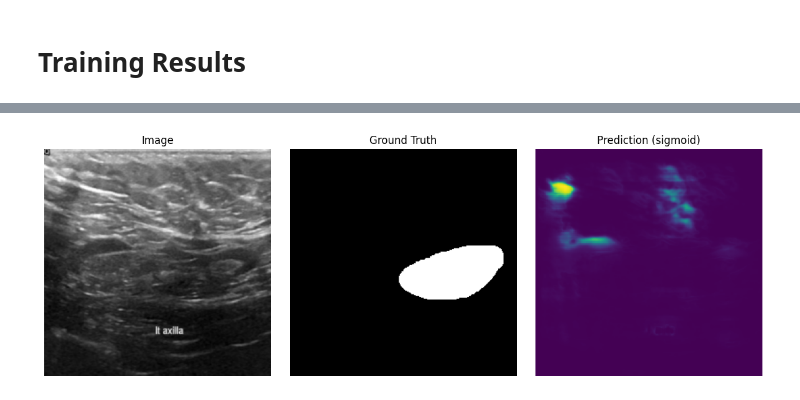
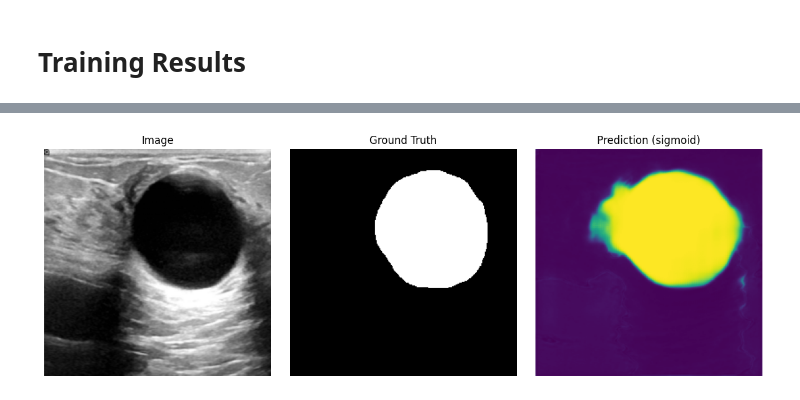
Before and after one commit to clach667/unet-busi-segmentation, a Jupyter notebook: notebooks/project-notebook.ipynb, the cells around one changed output, grey strips where cells are left out. Saved outputs shown, nothing was run; the diff lists cells and outputs as text; code cells hidden in the pictures.

```diff
--- a/notebooks/project-notebook.ipynb
+++ b/notebooks/project-notebook.ipynb
@@ -106,63 +100,56 @@ Estimated Total Size (MB): 449.10
 # %%
 import torch
+import torch.nn.functional as F
 import matplotlib.pyplot as plt
 import numpy as np
+from torch.utils.data import DataLoader
+import sys
 
-# ✅ Fonctions utiles
-def compute_dice(pred, target, eps=1e-8):
-    pred = (pred > 0.5).float()
-    target = (target > 0.5).float()
-    intersection = (pred * target).sum()
-    return (2. * intersection + eps) / (pred.sum() + target.sum() + eps)
 
-def compute_accuracy(pred, target):
-    pred = (pred > 0.5).float()
-    return (pred == target).float().mean()
+# ----------- Config ---------------
+DEVICE = "cuda" if torch.cuda.is_available() else "cpu"
+model = UNet().to(DEVICE)
+model.load_state_dict(torch.load("/Users/clarachoukroun/unet-busi-project/results/unet_final.pt", map_location=DEVICE))
+model.eval()
 
-# 📦 Dataloaders
-from torch.utils.data import DataLoader, random_split
-from src.dataset import BUSIDataset
+# ----------- Evaluation ----------
+def evaluate_model(model, device, image_dir, mask_dir, size=(256, 256), batch_size=1, n_visuals=4):
+    model.eval()
+    dataset = BUSIDataset(image_dir, mask_dir, size=size)
+    loader = DataLoader(dataset, batch_size=batch_size)
 
-dataset = BUSIDataset("/Users/clarachoukroun/unet-busi-project/data/images", "/Users/clarachoukroun/unet-busi-project/data/masks", size=(256, 256))
-train_size = int(0.7 * len(dataset))
-val_size = int(0.15 * len(dataset))
-test_size = len(dataset) - train_size - val_size
-_, _, test_set = random_split(dataset, [train_size, val_size, test_size])
-test_loader = DataLoader(test_set, batch_size=1)
+    dice_scores = []
+    acc_scores = []
+    shown = 0
 
-model.eval()
-dice_scores = []
-acc_scores = []
+    with torch.no_grad():
+        for img, mask in loader:
+            img, mask = img.to(device), mask.to(device)
+            pred = torch.sigmoid(model(img))
 
-n_visuals = 4
-shown = 0
+            dice = compute_dice(pred, mask)
+            acc = compute_accuracy(pred, mask)
+            dice_scores.append(dice.item())
+            acc_scores.append(acc.item())
 
-with torch.no_grad():
-    for i, (img, mask) in enumerate(test_loader):
-        img, mask = img.to(DEVICE), mask.to(DEVICE)
-        pred = torch.sigmoid(model(img))
+            if shown < n_visuals:
+                fig, axs = plt.subplots(1, 3, figsize=(12, 4))
+                axs[0].imshow(img[0].cpu().squeeze(), cmap="gray")
+                axs[0].set_title("Image")
+                axs[1].imshow(mask[0].cpu().squeeze(), cmap="gray")
+                axs[1].set_title("Ground Truth")
+                axs[2].imshow(pred[0].cpu().squeeze(), cmap="viridis")
+                axs[2].set_title("Prediction (sigmoid)")
+                for ax in axs:
+                    ax.axis("off")
+                plt.tight_layout()
+                plt.show()
+                shown += 1
 
-        # ⬇️ Scores
-        dice = compute_dice(pred, mask)
-        acc = compute_accuracy(pred, mask)
-        dice_scores.append(dice.item())
-        acc_scores.append(acc.item())
+    print(f"Test Dice Score: {np.mean(dice_scores):.4f}")
+    print(f"Test Accuracy:   {np.mean(acc_scores):.4f}")
 
-        # ⬇️ Visualisation
-        if shown < n_visuals:
-            fig, axs = plt.subplots(1, 3, figsize=(12, 4))
-            axs[0].imshow(img[0].cpu().squeeze(), cmap="gray")
-            axs[0].set_title("Image")
-            axs[1].imshow(mask[0].cpu().squeeze(), cmap="gray")
-            axs[1].set_title("Ground Truth")
-            axs[2].imshow(pred[0].cpu().squeeze(), cmap="viridis")
-            axs[2].set_title("Prediction (sigmoid)")
-            for ax in axs:
-                ax.axis("off")
-            plt.tight_layout()
-            plt.show()
-            shown += 1
+    return dice_scores, acc_scores
 
-print(f" Mean Dice score on test set: {np.mean(dice_scores):.4f}")
-print(f" Mean Accuracy on test set: {np.mean(acc_scores):.4f}")
+evaluate_model(model, DEVICE, "/Users/clarachoukroun/unet-busi-project/data/test/images", "/Users/clarachoukroun/unet-busi-project/data/test/masks")
 # %% [output]
@@ -172 +159 @@ print(f" Mean Accuracy on test set: {np.mean(acc_scores):.4f}")
-[figure, old version]
+[figure, new version]
```
Also changed, not shown: parts of 8 cells of this notebook, 1 other file.
